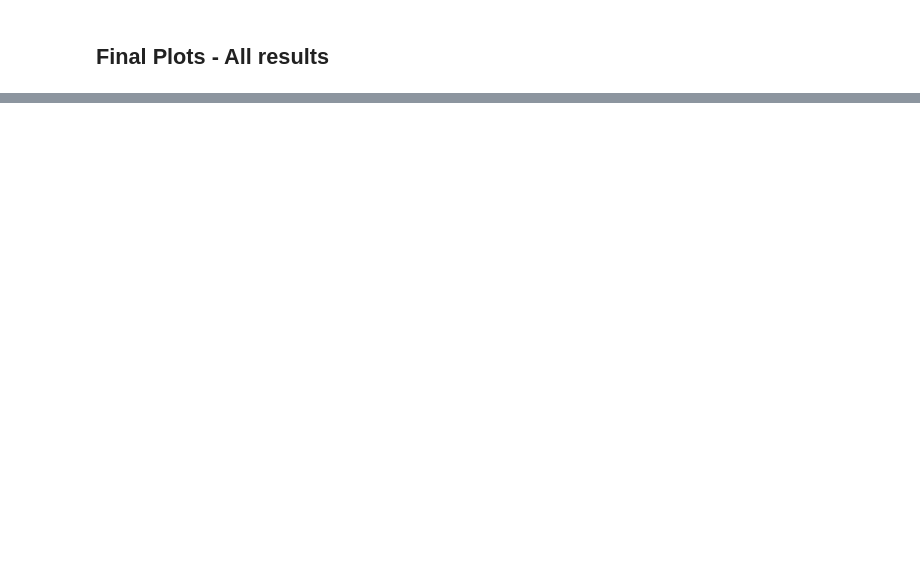
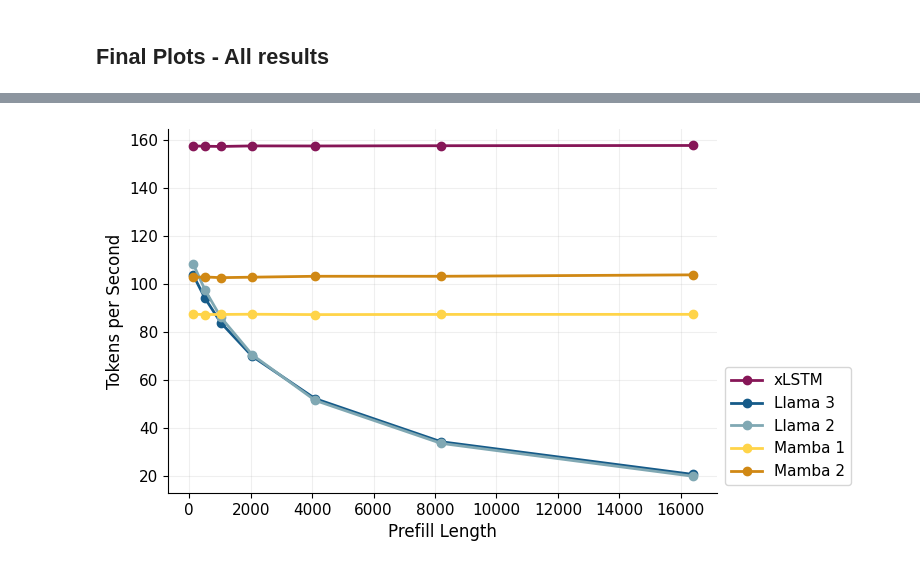
Before and after one commit to subho406/mlstm_kernels, a Jupyter notebook: notebooks/plots_7B_model_benchmark/hf_7B_timetofirsttok_results--final.ipynb, the cells around one changed output, grey strips where cells are left out. Cells and saved outputs as stored; diff of their text form; code cells hidden in the pictures; blank space fills up the shorter version.

```diff
--- a/notebooks/plots_7B_model_benchmark/hf_7B_timetofirsttok_results--final.ipynb
+++ b/notebooks/plots_7B_model_benchmark/hf_7B_timetofirsttok_results--final.ipynb
@@ -173,14 +213,17 @@ token_per_sec_plot_df = select_columns(
 # %%
 fig = rc_context_wrapper(
     func=plot_benchmark_result_table,
     result_df=token_per_sec_plot_df,
     x_axis_param="prefill_length",
     # linestyle_mapping=linestyle_mapping,
     style_dict=style_dict,
     style_dict_colname_mapping_exact=False,
     y_label="Tokens per Second",
     title="",  # "Tokens per second during generation of 100 tokens after consuming varying prefill lengths (bs1 gl100)",
     x_label="Prefill Length",
     figsize=(1.5 * 12 * 1 / 2.54, 1.5 * 8 * 1 / 2.54),
     filename=f"timetofirsttoken_tokens_per_sec{filename_suffix}",
+    add_legend=add_legend,
 )
+# %% [output]
+[figure, added]
```
Also changed, not shown: parts of 16 cells of this notebook, 4 other files.
